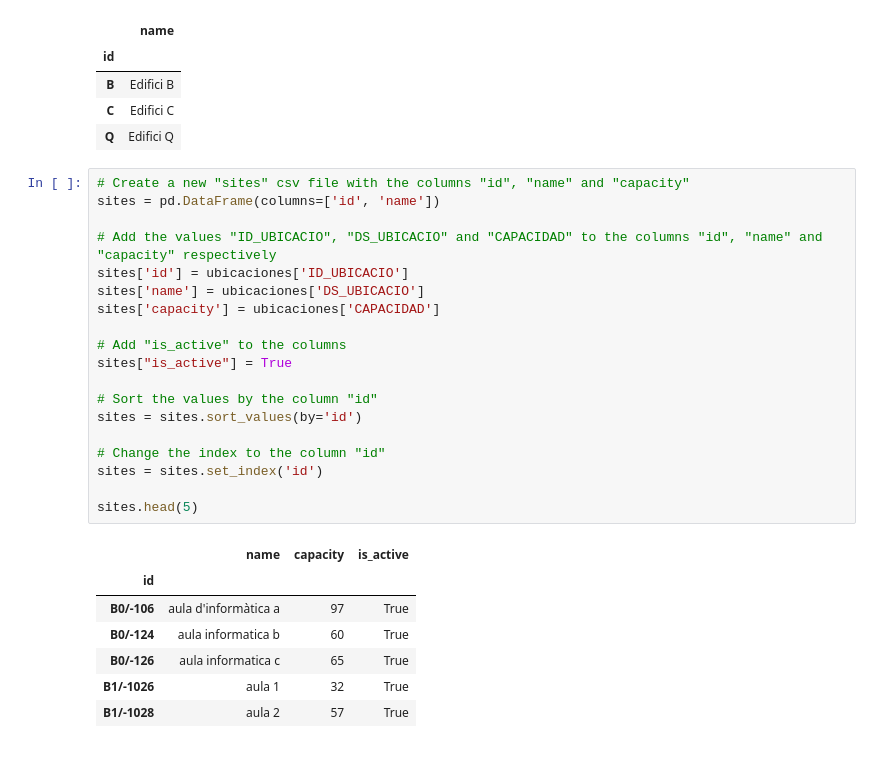
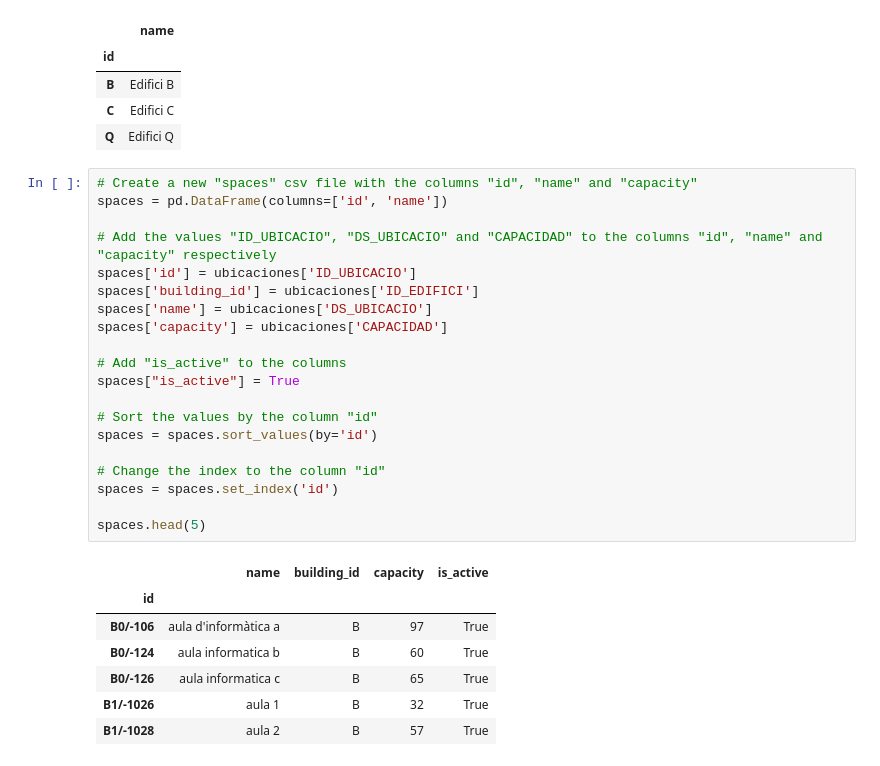
Before and after one commit to xavi-burgos99/optimitzuab, a Jupyter notebook: notebooks/refactor.ipynb, the cells around one changed output. Saved outputs shown, nothing was run; the diff lists cells and outputs as text.

```diff
--- a/notebooks/refactor.ipynb
+++ b/notebooks/refactor.ipynb
@@ -40,29 +51,30 @@ buildings.head()
 | C | Edifici C |
 | Q | Edifici Q |
 # %%
-# Create a new "sites" csv file with the columns "id", "name" and "capacity"
-sites = pd.DataFrame(columns=['id', 'name'])
+# Create a new "spaces" csv file with the columns "id", "name" and "capacity"
+spaces = pd.DataFrame(columns=['id', 'name'])
 
 # Add the values "ID_UBICACIO", "DS_UBICACIO" and "CAPACIDAD" to the columns "id", "name" and "capacity" respectively
-sites['id'] = ubicaciones['ID_UBICACIO']
-sites['name'] = ubicaciones['DS_UBICACIO']
-sites['capacity'] = ubicaciones['CAPACIDAD']
+spaces['id'] = ubicaciones['ID_UBICACIO']
+spaces['building_id'] = ubicaciones['ID_EDIFICI']
+spaces['name'] = ubicaciones['DS_UBICACIO']
+spaces['capacity'] = ubicaciones['CAPACIDAD']
 
 # Add "is_active" to the columns
-sites["is_active"] = True
+spaces["is_active"] = True
 
 # Sort the values by the column "id"
-sites = sites.sort_values(by='id')
+spaces = spaces.sort_values(by='id')
 
 # Change the index to the column "id"
-sites = sites.set_index('id')
+spaces = spaces.set_index('id')
 
-sites.head(5)
+spaces.head(5)
 # %% [output]
-|  | name | capacity | is_active |
-| id |  |  |  |
-| B0/-106 | aula d'informàtica a | 97 | True |
-| B0/-124 | aula informatica b | 60 | True |
-| B0/-126 | aula informatica c | 65 | True |
-| B1/-1026 | aula 1 | 32 | True |
-| B1/-1028 | aula 2 | 57 | True |
+|  | name | building_id | capacity | is_active |
+| id |  |  |  |  |
+| B0/-106 | aula d'informàtica a | B | 97 | True |
+| B0/-124 | aula informatica b | B | 60 | True |
+| B0/-126 | aula informatica c | B | 65 | True |
+| B1/-1026 | aula 1 | B | 32 | True |
+| B1/-1028 | aula 2 | B | 57 | True |
```
Also changed, not shown: parts of 7 cells of this notebook, 1 other file.
